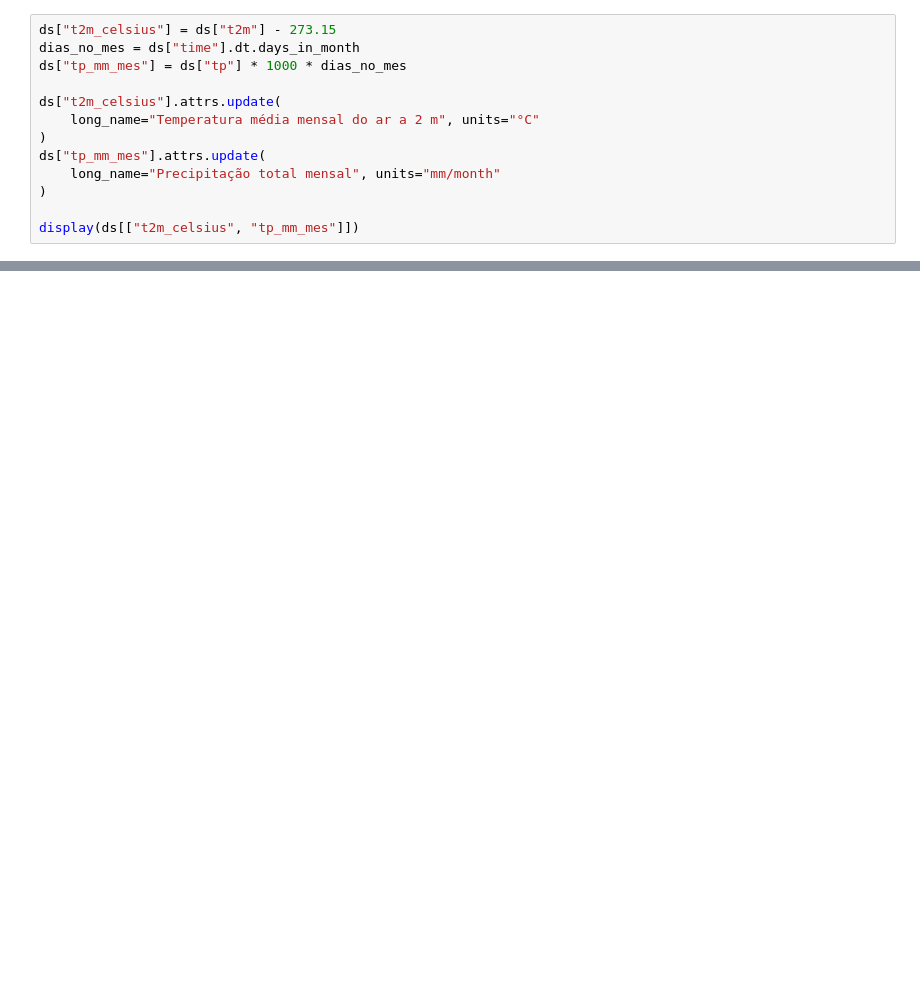
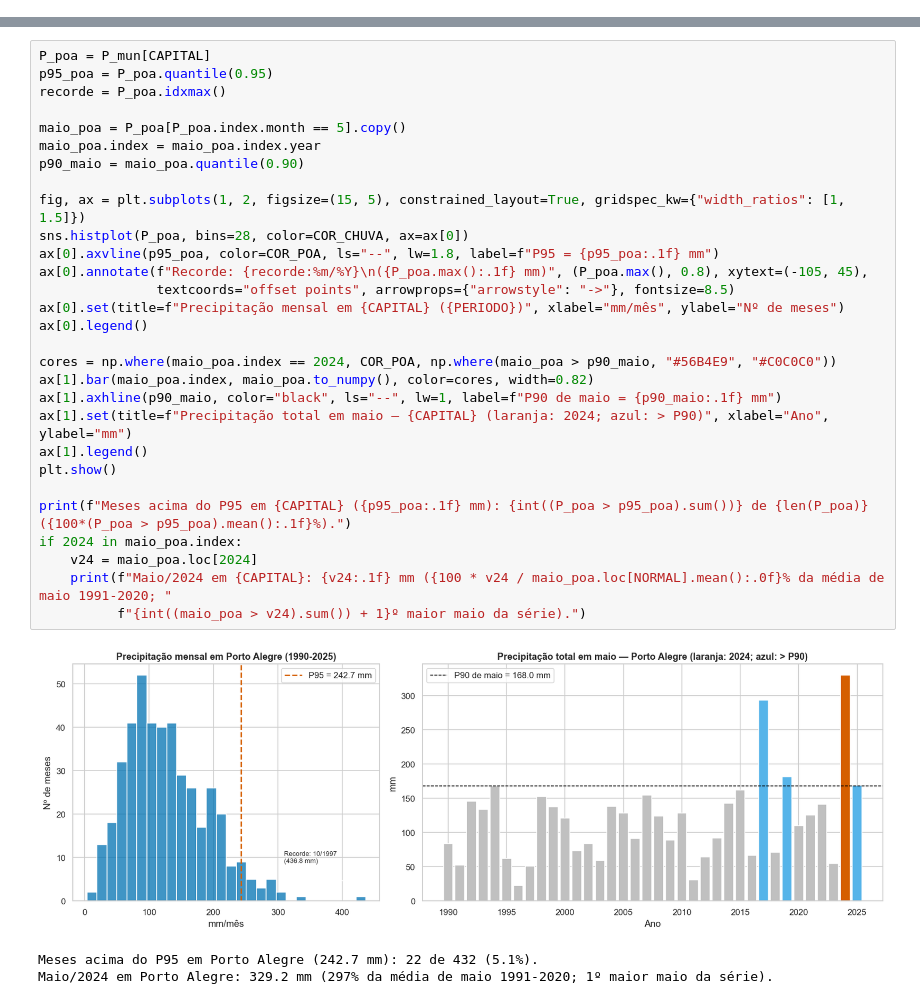
Before and after one commit to robertamuller/analise-climatica-rs, a Jupyter notebook: analise_climatica.ipynb, the cells around one changed output, grey strips where cells are left out. Saved outputs shown, nothing was run; the diff lists cells and outputs as text; blank space fills up the shorter version.

```diff
--- a/analise_climatica.ipynb
+++ b/analise_climatica.ipynb
@@ -152,13 +0,0 @@ A unidade da precipitação será **mm/mês**. Totais anuais serão calculados s
-# %%
-ds["t2m_celsius"] = ds["t2m"] - 273.15
-dias_no_mes = ds["time"].dt.days_in_month
-ds["tp_mm_mes"] = ds["tp"] * 1000 * dias_no_mes
-
-ds["t2m_celsius"].attrs.update(
-    long_name="Temperatura média mensal do ar a 2 m", units="°C"
-)
-ds["tp_mm_mes"].attrs.update(
-    long_name="Precipitação total mensal", units="mm/month"
-)
-
-display(ds[["t2m_celsius", "tp_mm_mes"]])
@@ -944,0 +488,33 @@ Resumo dos COREDEs:
+# %%
+P_poa = P_mun[CAPITAL]
+p95_poa = P_poa.quantile(0.95)
+recorde = P_poa.idxmax()
+
+maio_poa = P_poa[P_poa.index.month == 5].copy()
+maio_poa.index = maio_poa.index.year
+p90_maio = maio_poa.quantile(0.90)
+
+fig, ax = plt.subplots(1, 2, figsize=(15, 5), constrained_layout=True, gridspec_kw={"width_ratios": [1, 1.5]})
+sns.histplot(P_poa, bins=28, color=COR_CHUVA, ax=ax[0])
+ax[0].axvline(p95_poa, color=COR_POA, ls="--", lw=1.8, label=f"P95 = {p95_poa:.1f} mm")
+ax[0].annotate(f"Recorde: {recorde:%m/%Y}\n({P_poa.max():.1f} mm)", (P_poa.max(), 0.8), xytext=(-105, 45),
+               textcoords="offset points", arrowprops={"arrowstyle": "->"}, fontsize=8.5)
+ax[0].set(title=f"Precipitação mensal em {CAPITAL} ({PERIODO})", xlabel="mm/mês", ylabel="Nº de meses")
+ax[0].legend()
+
+cores = np.where(maio_poa.index == 2024, COR_POA, np.where(maio_poa > p90_maio, "#56B4E9", "#C0C0C0"))
+ax[1].bar(maio_poa.index, maio_poa.to_numpy(), color=cores, width=0.82)
+ax[1].axhline(p90_maio, color="black", ls="--", lw=1, label=f"P90 de maio = {p90_maio:.1f} mm")
+ax[1].set(title=f"Precipitação total em maio — {CAPITAL} (laranja: 2024; azul: > P90)", xlabel="Ano", ylabel="mm")
+ax[1].legend()
+plt.show()
+
+print(f"Meses acima do P95 em {CAPITAL} ({p95_poa:.1f} mm): {int((P_poa > p95_poa).sum())} de {len(P_poa)} ({100*(P_poa > p95_poa).mean():.1f}%).")
+if 2024 in maio_poa.index:
+    v24 = maio_poa.loc[2024]
+    print(f"Maio/2024 em {CAPITAL}: {v24:.1f} mm ({100 * v24 / maio_poa.loc[NORMAL].mean():.0f}% da média de maio 1991-2020; "
+          f"{int((maio_poa > v24).sum()) + 1}º maior maio da série).")
+# %% [output]
+[figure, added]
+Meses acima do P95 em Porto Alegre (242.7 mm): 22 de 432 (5.1%).
+Maio/2024 em Porto Alegre: 329.2 mm (297% da média de maio 1991-2020; 1º maior maio da série).
```
Also changed, not shown: parts of 66 cells of this notebook, 10 other files.
